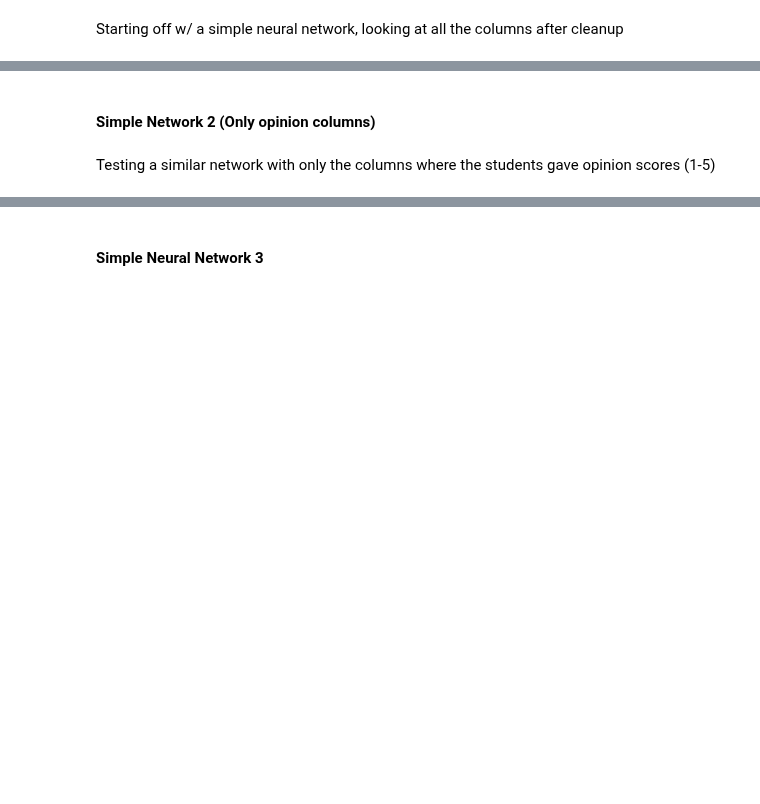
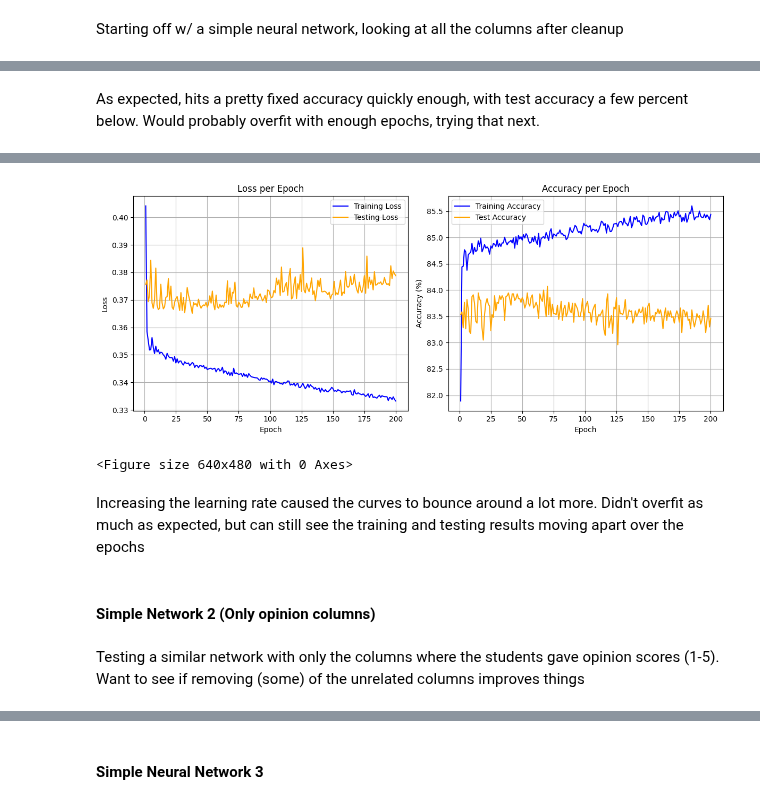
Before and after one commit to paranjaa/ece1508-student-depression-project, a Jupyter notebook: ECE1508_Project.ipynb, the cells around one changed output, grey strips where cells are left out. Drawn from its saved outputs; the diff is of its cells as text; code cells hidden in the pictures; blank space fills up the shorter version.

Commit message:
Verifying and running each section of code. Still need to finish llama code, and possibly add in one more neural network

```diff
--- a/ECE1508_Project.ipynb
+++ b/ECE1508_Project.ipynb
@@ -564,0 +609,14 @@ evaluate(model, train_loader, test_loader, loss_function, optimizer, num_epochs)
+# %% [markdown]
+As expected, hits a pretty fixed accuracy quickly enough, with test accuracy a few percent below. Would probably overfit with enough epochs, trying that next.
+# %%
+model = SimpleNN()
+loss_function = nn.BCELoss()
+# also wanted to mess with the learning rate
+optimizer = optim.Adam(model.parameters(), lr=0.002)
+num_epochs = 200
+
+device = torch.device("cuda" if torch.cuda.is_available() else "cpu")
+model.to(device)
+
+evaluate(model, train_loader, test_loader, loss_function, optimizer, num_epochs)
+# %% [output]
@@ -565,4 +640,9 @@ evaluate(model, train_loader, test_loader, loss_function, optimizer, num_epochs)
+[figure, added]
+<Figure size 640x480 with 0 Axes>
+# %% [markdown]
+Increasing the learning rate caused the curves to bounce around a lot more.
+Didn't overfit as much as expected, but can still see the training and testing results moving apart over the epochs
 # %% [markdown]
 #### Simple Network 2 (Only opinion columns)
 # %% [markdown]
-Testing a similar network with only the columns where the students gave opinion scores (1-5)
+Testing a similar network with only the columns where the students gave opinion scores (1-5). Want to see if removing (some) of the unrelated columns improves things
```
Also changed, not shown: parts of 45 cells of this notebook.
